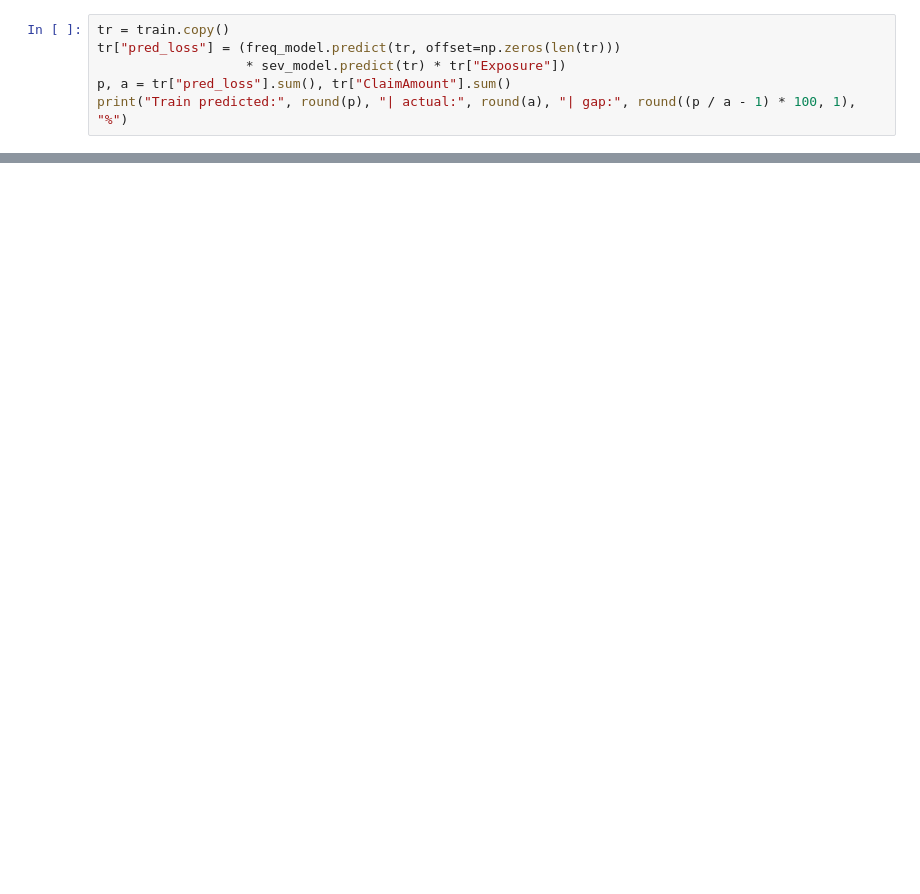
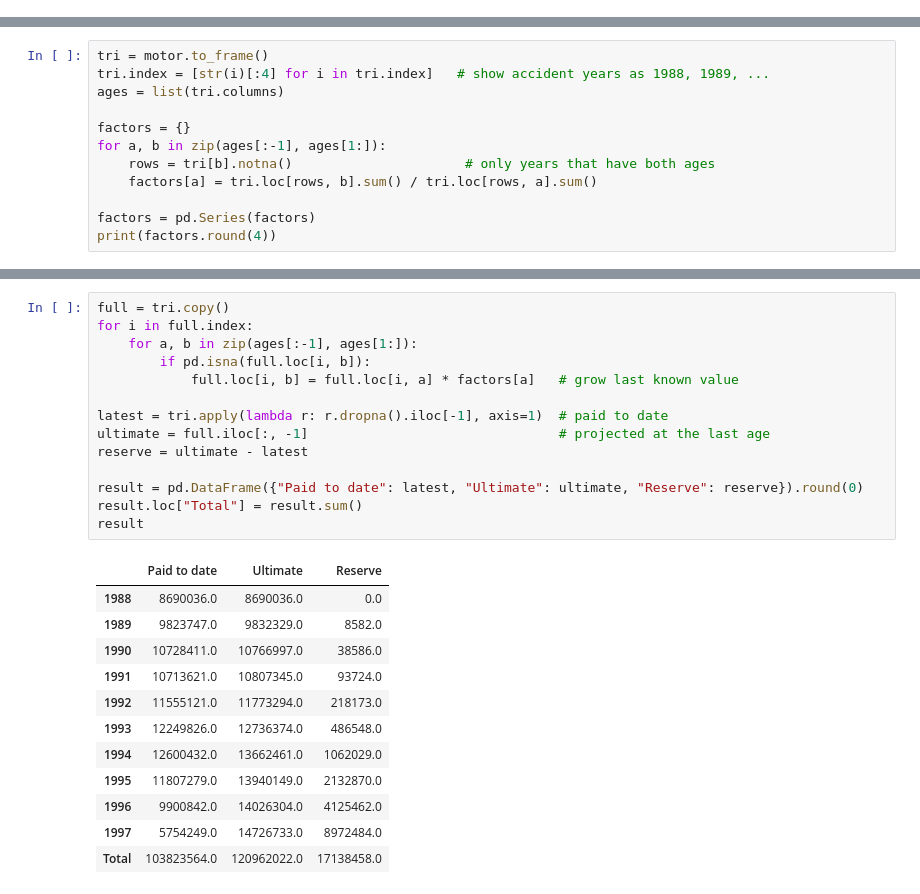
Before and after one commit to ayaanmark259-cpu/motor-reserving-chainladder, a Jupyter notebook: notebook.ipynb, the cells around one changed output, grey strips where cells are left out. Cells and saved outputs as stored; diff of their text form; blank space fills up the shorter version.

```diff
--- a/notebook.ipynb
+++ b/notebook.ipynb
@@ -136,6 +27,0 @@ Gap:  -8.4 %
-# %%
-tr = train.copy()
-tr["pred_loss"] = (freq_model.predict(tr, offset=np.zeros(len(tr)))
-                   * sev_model.predict(tr) * tr["Exposure"])
-p, a = tr["pred_loss"].sum(), tr["ClaimAmount"].sum()
-print("Train predicted:", round(p), "| actual:", round(a), "| gap:", round((p / a - 1) * 100, 1), "%")
@@ -194,0 +60,12 @@ dtype: float64
+# %%
+tri = motor.to_frame()
+tri.index = [str(i)[:4] for i in tri.index]   # show accident years as 1988, 1989, ...
+ages = list(tri.columns)
+
+factors = {}
+for a, b in zip(ages[:-1], ages[1:]):
+    rows = tri[b].notna()                      # only years that have both ages
+    factors[a] = tri.loc[rows, b].sum() / tri.loc[rows, a].sum()
+
+factors = pd.Series(factors)
+print(factors.round(4))
@@ -194,0 +83,27 @@ dtype: float64
+# %%
+full = tri.copy()
+for i in full.index:
+    for a, b in zip(ages[:-1], ages[1:]):
+        if pd.isna(full.loc[i, b]):
+            full.loc[i, b] = full.loc[i, a] * factors[a]   # grow last known value
+
+latest = tri.apply(lambda r: r.dropna().iloc[-1], axis=1)  # paid to date
+ultimate = full.iloc[:, -1]                                # projected at the last age
+reserve = ultimate - latest
+
+result = pd.DataFrame({"Paid to date": latest, "Ultimate": ultimate, "Reserve": reserve}).round(0)
+result.loc["Total"] = result.sum()
+result
+# %% [output]
+|  | Paid to date | Ultimate | Reserve |
+| 1988 | 8690036.0 | 8690036.0 | 0.0 |
+| 1989 | 9823747.0 | 9832329.0 | 8582.0 |
+| 1990 | 10728411.0 | 10766997.0 | 38586.0 |
+| 1991 | 10713621.0 | 10807345.0 | 93724.0 |
+| 1992 | 11555121.0 | 11773294.0 | 218173.0 |
+| 1993 | 12249826.0 | 12736374.0 | 486548.0 |
+| 1994 | 12600432.0 | 13662461.0 | 1062029.0 |
+| 1995 | 11807279.0 | 13940149.0 | 2132870.0 |
+| 1996 | 9900842.0 | 14026304.0 | 4125462.0 |
+| 1997 | 5754249.0 | 14726733.0 | 8972484.0 |
+| Total | 103823564.0 | 120962022.0 | 17138458.0 |
```
Also changed, not shown: parts of 15 cells of this notebook, 2 other files.
